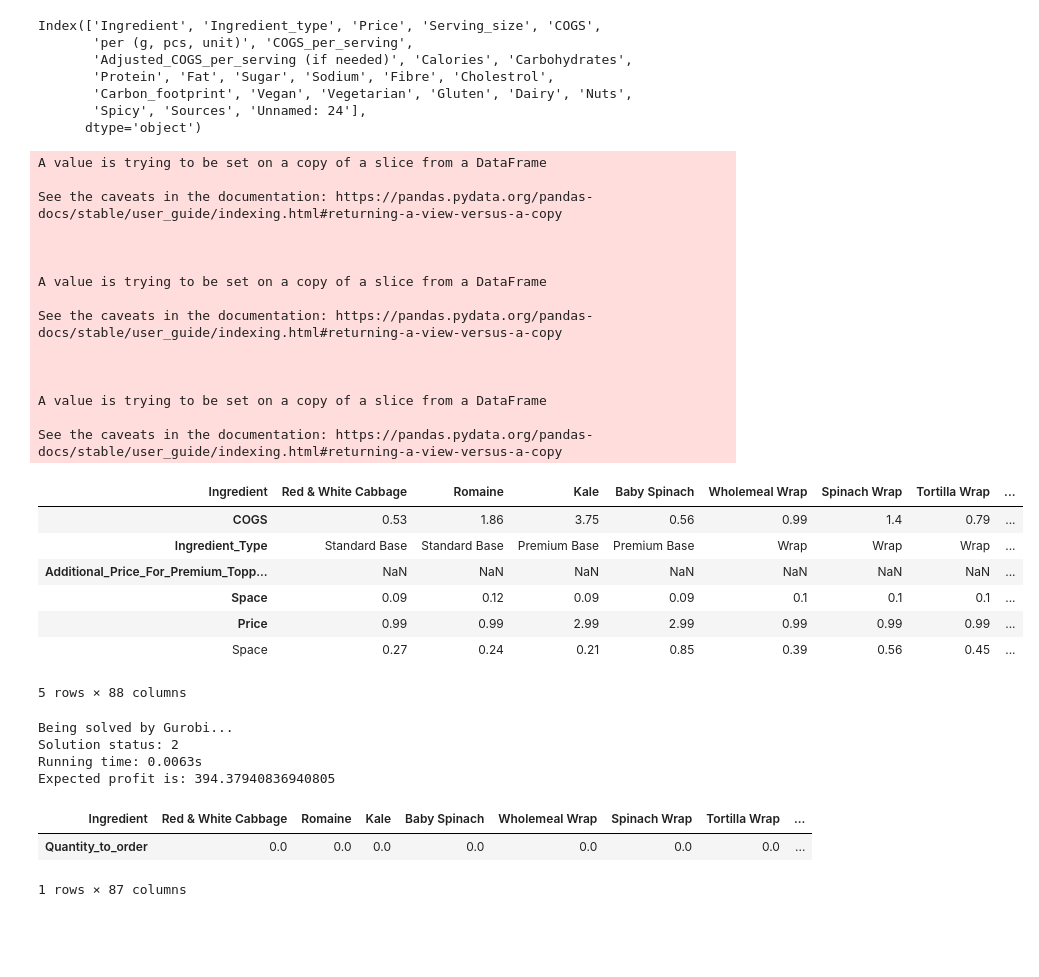
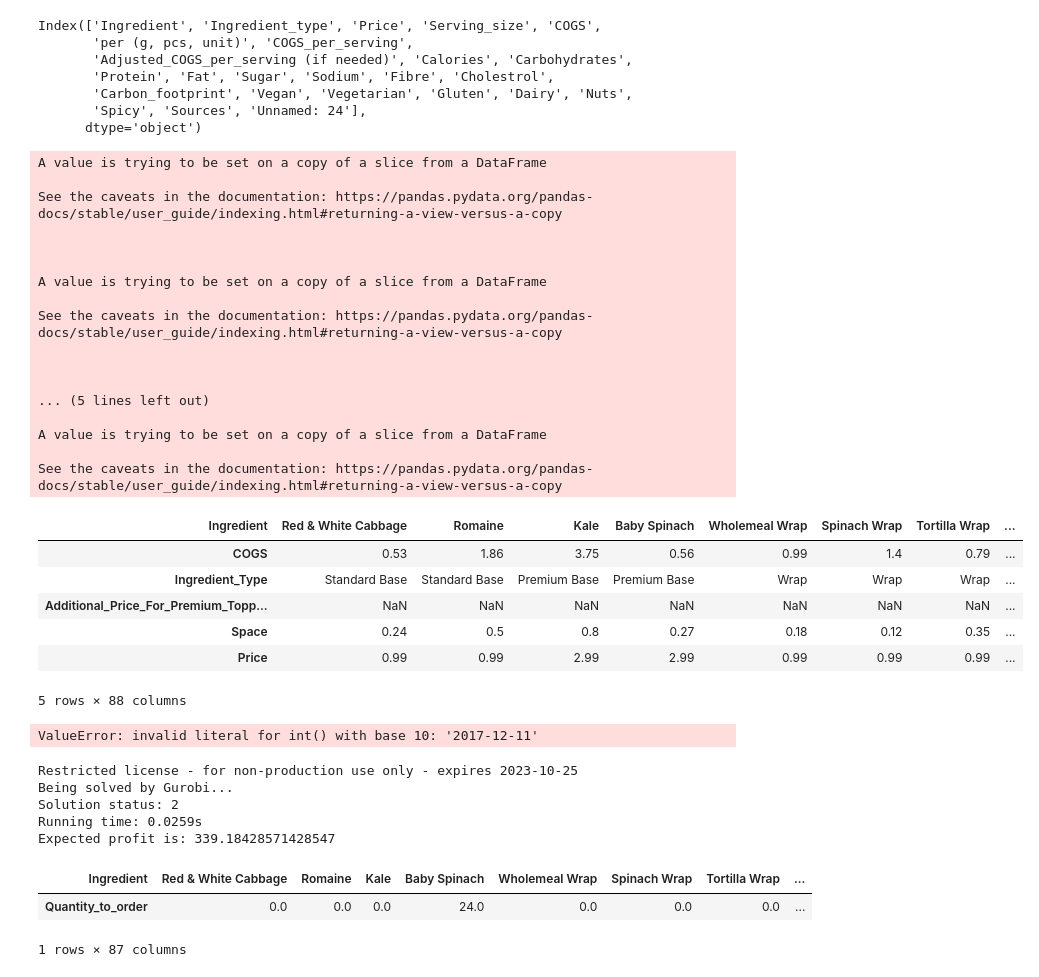
Before and after one commit to qy2000/bc2410-salad-LOP, a Jupyter notebook: ipynb/Ingredient_Order_Optimiser_Source_Code.ipynb, the cells around one changed output. Drawn from its saved outputs; the diff is of its cells as text; code cells hidden in the pictures; blank space fills up the shorter version.

```diff
--- a/ipynb/Ingredient_Order_Optimiser_Source_Code.ipynb
+++ b/ipynb/Ingredient_Order_Optimiser_Source_Code.ipynb
@@ -361,0 +337,9 @@ Demand_data
+# %%
+"""
+Data preparation
+"""
+
+data1 = pd.read_csv('../data/menu.csv')
+Demand_data = pd.read_csv("../data/demand_kaggle.csv")
+d = Demand_data.tail(21)
+d
@@ -387,43 +390,44 @@ Then Premium base would be the cost of standard base + the difference between pr
 
 Param_data = pd.DataFrame().assign(Ingredient=data1['Ingredient'], COGS=data1['COGS_per_serving'], Ingredient_Type=data1['Ingredient_type'], Additional_Price_For_Premium_Toppings=data1['Price'], Space = data1['Serving_size']/1000)
 Param_data['Price'] = None
-# Param_data['Space'] = None
+Param_data['Space'] = None
 
 for i in range(Param_data.shape[0]):
     if Param_data["Ingredient_Type"][i] in ["Standard Base", "Wrap", "Grain Bowl", "Standard Topping", "Dressing (Western)", "Dressing (Asian)"]:
         Param_data["Price"][i] = 0.99
     elif Param_data["Ingredient_Type"][i] in ["Premium Base"]:
         Param_data["Price"][i] = 2.99
     elif Param_data["Ingredient_Type"][i] in ["Premium Topping"]:
         Param_data["Price"][i] = Param_data["Additional_Price_For_Premium_Toppings"][i]
 
-#     Param_data["Space"][i] = round(random.uniform(0, 1), 2)
+    Param_data["Space"][i] = round(random.uniform(0, 1), 2)
 
 Param_data = Param_data.set_index('Ingredient').T
 Param_data
 # %% [output]
 A value is trying to be set on a copy of a slice from a DataFrame
 
 See the caveats in the documentation: https://pandas.pydata.org/pandas-docs/stable/user_guide/indexing.html#returning-a-view-versus-a-copy
 
 
 
 A value is trying to be set on a copy of a slice from a DataFrame
 
 See the caveats in the documentation: https://pandas.pydata.org/pandas-docs/stable/user_guide/indexing.html#returning-a-view-versus-a-copy
 
 
 
+... (5 lines left out)
+
 A value is trying to be set on a copy of a slice from a DataFrame
 
 See the caveats in the documentation: https://pandas.pydata.org/pandas-docs/stable/user_guide/indexing.html#returning-a-view-versus-a-copy
 | Ingredient | Red & White Cabbage | Romaine | Kale | Baby Spinach | Wholemeal Wrap | Spinach Wrap | Tortilla Wrap | ... |
 | COGS | 0.53 | 1.86 | 3.75 | 0.56 | 0.99 | 1.4 | 0.79 | ... |
 | Ingredient_Type | Standard Base | Standard Base | Premium Base | Premium Base | Wrap | Wrap | Wrap | ... |
 | Additional_Price_For_Premium_Topp... | NaN | NaN | NaN | NaN | NaN | NaN | NaN | ... |
-| Space | 0.09 | 0.12 | 0.09 | 0.09 | 0.1 | 0.1 | 0.1 | ... |
+| Space | 0.24 | 0.5 | 0.8 | 0.27 | 0.18 | 0.12 | 0.35 | ... |
 | Price | 0.99 | 0.99 | 2.99 | 2.99 | 0.99 | 0.99 | 0.99 | ... |
-| Space | 0.27 | 0.24 | 0.21 | 0.85 | 0.39 | 0.56 | 0.45 | ... |
 5 rows × 88 columns
 # %%
 def formatter_for_stochastic_optimizer(p_data, data, type_, num = 1):
@@ -439,6 +443,8 @@ cost = formatter_for_stochastic_optimizer(Param_data, d, "cost", 0)
 space = formatter_for_stochastic_optimizer(Param_data, d, "space", 3)
 
 total_space = 20
+# %% [output]
+ValueError: invalid literal for int() with base 10: '2017-12-11'
 # %%
 """
 Generate quantities of ingredients to import by Salad Stop and the expected amount of profits:
@@ -508,12 +514,13 @@ print()
 expected_amount_of_orders_df = pd.DataFrame().assign(Ingredient=list(data1['Ingredient'])[:-1], Quantity_to_order=expected_amount_of_orders)
 expected_amount_of_orders_df.set_index("Ingredient").T
 # %% [output]
+Restricted license - for non-production use only - expires 2023-10-25
 Being solved by Gurobi...
 Solution status: 2
-Running time: 0.0063s
-Expected profit is: 394.37940836940805
+Running time: 0.0259s
+Expected profit is: 339.18428571428547
 | Ingredient | Red & White Cabbage | Romaine | Kale | Baby Spinach | Wholemeal Wrap | Spinach Wrap | Tortilla Wrap | ... |
-| Quantity_to_order | 0.0 | 0.0 | 0.0 | 0.0 | 0.0 | 0.0 | 0.0 | ... |
+| Quantity_to_order | 0.0 | 0.0 | 0.0 | 24.0 | 0.0 | 0.0 | 0.0 | ... |
 1 rows × 87 columns
 # %%
 """
```
Also changed, not shown: parts of 12 cells of this notebook.
